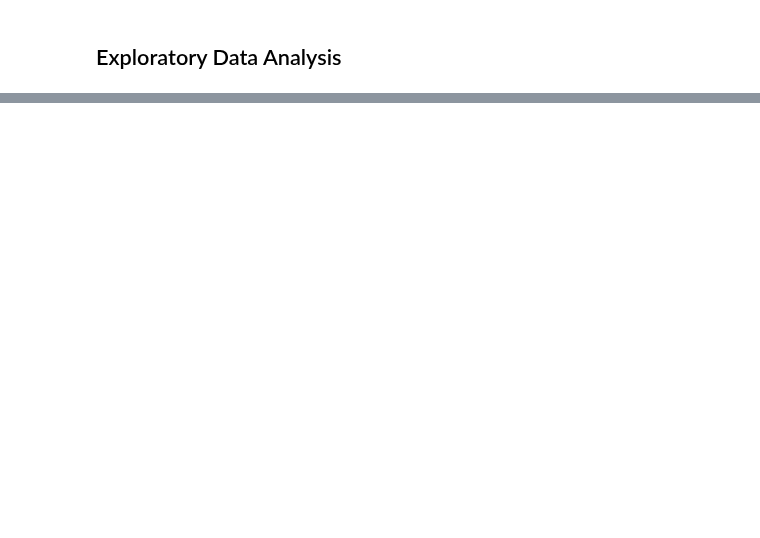
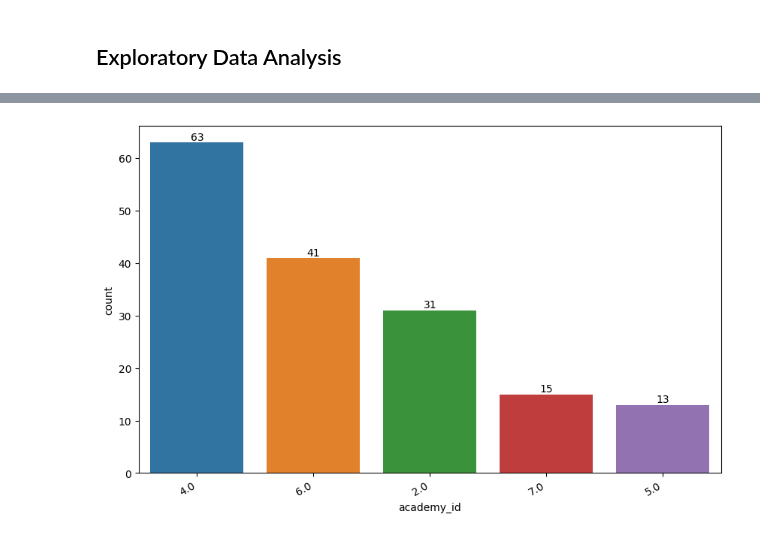
Before and after one commit to breatheco-de/dataflow-project-events, a Jupyter notebook: notebooks/exploratory_notebook.ipynb, the cells around one changed output, grey strips where cells are left out. Saved outputs shown, nothing was run; the diff lists cells and outputs as text; code cells hidden in the pictures; blank space fills up the shorter version.

```diff
--- a/notebooks/exploratory_notebook.ipynb
+++ b/notebooks/exploratory_notebook.ipynb
@@ -74 +143,5 @@ countplot_features(events,'course')
+# %%
+countplot_features(events,'academy_id')
+# %% [output]
+[figure, added]
 # %%
```
Also changed, not shown: parts of 26 cells of this notebook.
